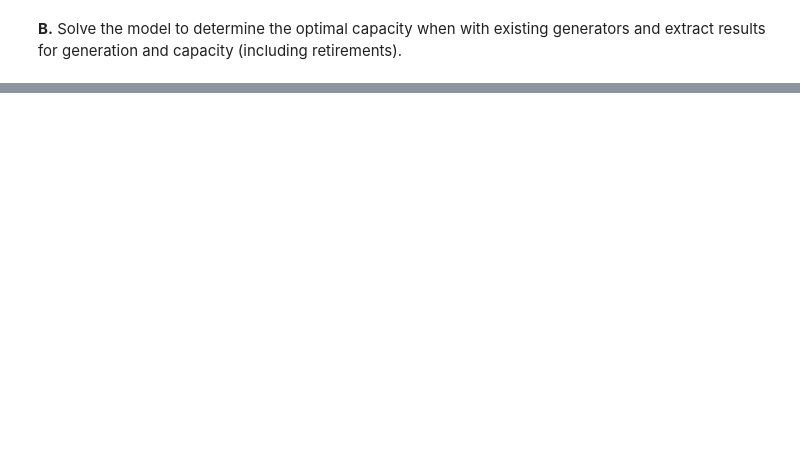
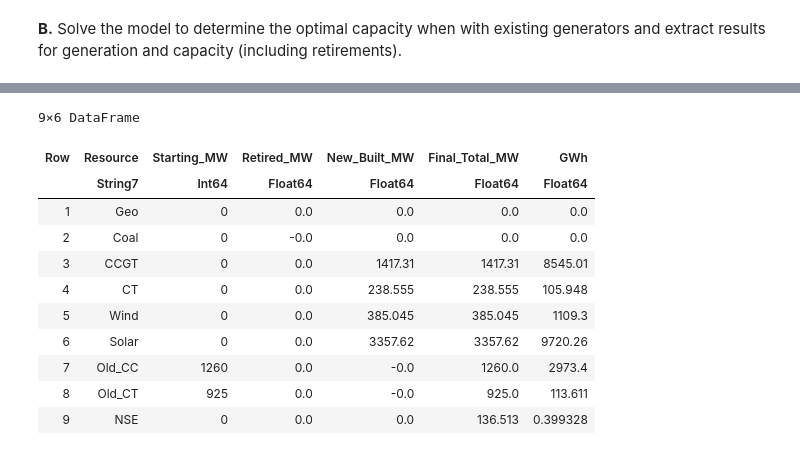
Before and after one commit to Mayah-C/power-systems-optimization, a Jupyter notebook: Homeworks/Homework-02.ipynb, the cells around one changed output, grey strips where cells are left out. Cells and saved outputs as stored; diff of their text form; code cells hidden in the pictures; blank space fills up the shorter version.

```diff
--- a/Homeworks/Homework-02.ipynb
+++ b/Homeworks/Homework-02.ipynb
@@ -405,0 +493,12 @@ Increasing the price of gas changed the composition of the electricity generatio
+# %%
+#check for loop works to apply the correct constraints for renewable and thermal generators
+G = generators.G[1:(size(generators,1))] # indexing through generators now including wind and solar for now (thermal only)
+RE = ["Wind", "Solar"] # separate list of renewable generators
+for g in G # loop through each generator to check appropriate constraints are applied
+  if g in RE
+        println("This is a renewable generator, so the generation is less than or equal to the capacity.")
+    else
+        println("This is a thermal generator, so the generation is less than or equal to the capacity times the capacity factor.")
+    end
+end
+RE_cf
@@ -463,0 +758,34 @@ generators[!,:ExistingCap] = [0,0,0,0,0,0, ExistingCap_CCGT, ExistingCap_CT];
+# %%
+# extract specific retirement data
+retired_MW = [value(RET[g]) for g in G]
+new_built_MW = [value(CAP[g]) for g in G]
+existing_MW = [generators[generators.G .== g, :ExistingCap][1] for g in G]
+
+# net capacity = existing - retired + new
+final_capacity = existing_MW .- retired_MW .+ new_built_MW
+
+results = DataFrame(
+    Resource = G,
+    Starting_MW = existing_MW,
+    Retired_MW = retired_MW,
+    New_Built_MW = new_built_MW,
+    Final_Total_MW = final_capacity,
+    GWh = [sum(value.(GEN[g, :])) / 1000 for g in G]
+)
+
+push!(results, ["NSE", 0.0, 0.0, 0.0, NSE_MW, NSE_MWh/1000])
+
+display(results)
+# %% [output]
+9×6 DataFrame
+| Row | Resource | Starting_MW | Retired_MW | New_Built_MW | Final_Total_MW | GWh |
+|  | String7 | Int64 | Float64 | Float64 | Float64 | Float64 |
+| 1 | Geo | 0 | 0.0 | 0.0 | 0.0 | 0.0 |
+| 2 | Coal | 0 | -0.0 | 0.0 | 0.0 | 0.0 |
+| 3 | CCGT | 0 | 0.0 | 1417.31 | 1417.31 | 8545.01 |
+| 4 | CT | 0 | 0.0 | 238.555 | 238.555 | 105.948 |
+| 5 | Wind | 0 | 0.0 | 385.045 | 385.045 | 1109.3 |
+| 6 | Solar | 0 | 0.0 | 3357.62 | 3357.62 | 9720.26 |
+| 7 | Old_CC | 1260 | 0.0 | -0.0 | 1260.0 | 2973.4 |
+| 8 | Old_CT | 925 | 0.0 | -0.0 | 925.0 | 113.611 |
+| 9 | NSE | 0 | 0.0 | 0.0 | 136.513 | 0.399328 |
```
Also changed, not shown: parts of 23 cells of this notebook, 5 other files.
